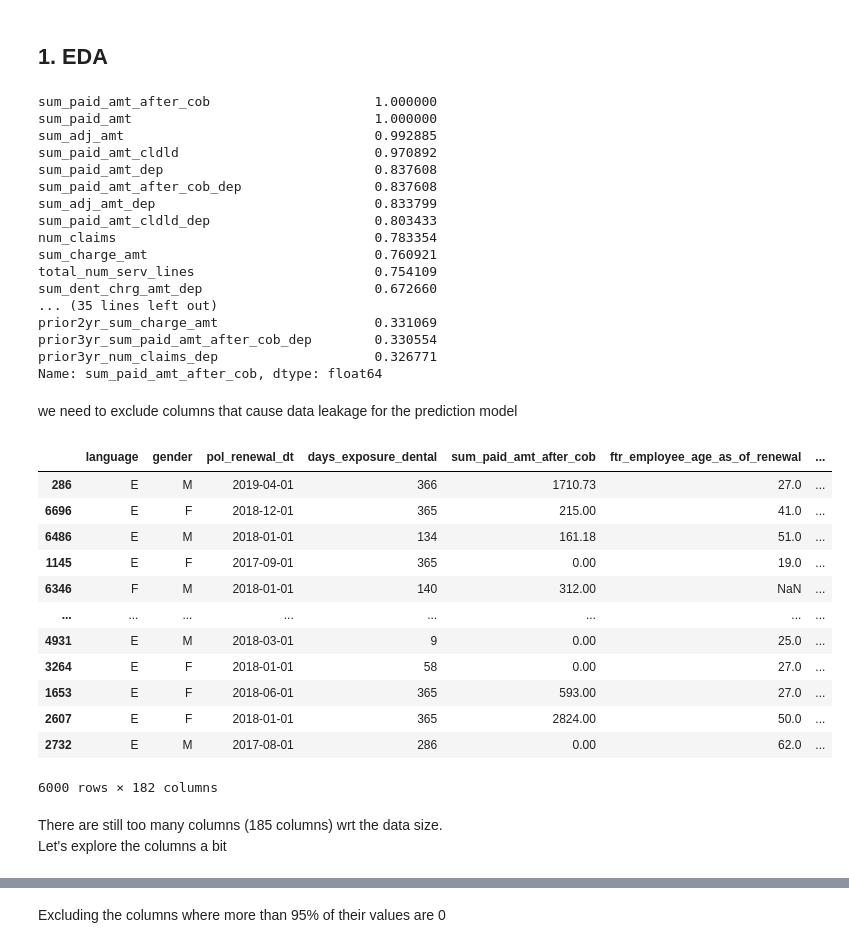
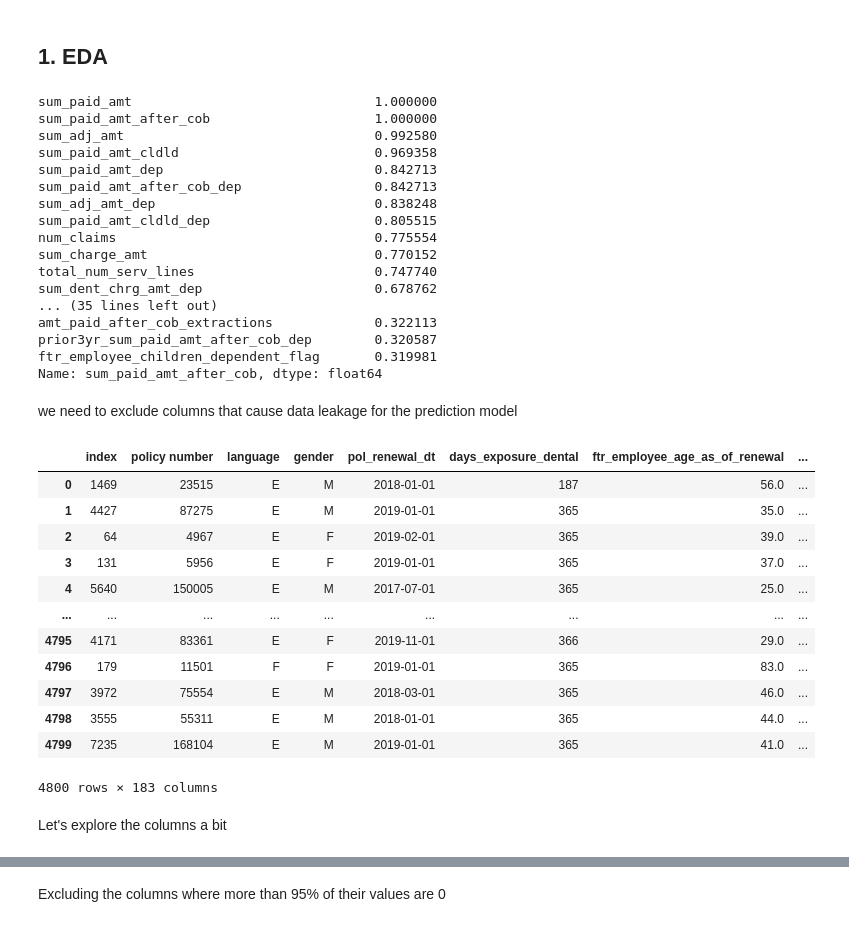
Before and after one commit to vvaezian/share, a Jupyter notebook: sunlife.ipynb, the cells around one changed output, grey strips where cells are left out. Drawn from its saved outputs; the diff is of its cells as text; code cells hidden in the pictures.

```diff
--- a/sunlife.ipynb
+++ b/sunlife.ipynb
@@ -10,4 +10,16 @@ df = pd.read_csv("DataChallenge_GBDentalClaims.csv")
 
 seed = 0
 from sklearn.model_selection import train_test_split
-data, test = train_test_split(df, test_size=0.25, random_state=seed)
+data, test = train_test_split(df, test_size=0.2, random_state=seed)
+train, val = train_test_split(data, test_size=0.25, random_state=seed)
+
+train.reset_index(inplace=True)
+val.reset_index(inplace=True)
+test.reset_index(inplace=True)
+
+X_train, y_train = train[[col for col in train.columns if col != 'sum_paid_amt_after_cob']], train[['sum_paid_amt_after_cob']]
+X_val, y_val = val[[col for col in val.columns if col != 'sum_paid_amt_after_cob']], val[['sum_paid_amt_after_cob']]
+X_test, y_test = test[[col for col in test.columns if col != 'sum_paid_amt_after_cob']], test[['sum_paid_amt_after_cob']]
+
+y_train = y_train.values.ravel()
+y_val = y_val.values.ravel()
@@ -14,25 +28,25 @@ data, test = train_test_split(df, test_size=0.25, random_state=seed)
 # %% [markdown]
 ## 1. EDA
 # %%
-corr = data.corr()['sum_paid_amt_after_cob']
+corr = train.corr()['sum_paid_amt_after_cob']
 corr.sort_values(ascending=False).head(50)
 # %% [output]
+sum_paid_amt                               1.000000
 sum_paid_amt_after_cob                     1.000000
-sum_paid_amt                               1.000000
-sum_adj_amt                                0.992885
-sum_paid_amt_cldld                         0.970892
-sum_paid_amt_dep                           0.837608
-sum_paid_amt_after_cob_dep                 0.837608
-sum_adj_amt_dep                            0.833799
-sum_paid_amt_cldld_dep                     0.803433
-num_claims                                 0.783354
-sum_charge_amt                             0.760921
-total_num_serv_lines                       0.754109
-sum_dent_chrg_amt_dep                      0.672660
+sum_adj_amt                                0.992580
+sum_paid_amt_cldld                         0.969358
+sum_paid_amt_dep                           0.842713
+sum_paid_amt_after_cob_dep                 0.842713
+sum_adj_amt_dep                            0.838248
+sum_paid_amt_cldld_dep                     0.805515
+num_claims                                 0.775554
+sum_charge_amt                             0.770152
+total_num_serv_lines                       0.747740
+sum_dent_chrg_amt_dep                      0.678762
 ... (35 lines left out)
-prior2yr_sum_charge_amt                    0.331069
-prior3yr_sum_paid_amt_after_cob_dep        0.330554
-prior3yr_num_claims_dep                    0.326771
+amt_paid_after_cob_extractions             0.322113
+prior3yr_sum_paid_amt_after_cob_dep        0.320587
+ftr_employee_children_dependent_flag       0.319981
 Name: sum_paid_amt_after_cob, dtype: float64
 # %% [markdown]
 we need to exclude columns that cause data leakage for the prediction model
@@ -66,51 +80,52 @@ leakage_columns = [
   , 'num_claims_orthodontic'
   , 'num_claims_dentures'
   , 'num_claims_anesthesia'
   , 'num_claims_recall_exam'
   , 'num_claims_xray'
   , 'num_claims_bruxism_appliance'
   , 'num_claims_denturist_services'
   , 'amt_paid_after_cob_exam'
   , 'amt_paid_after_cob_scaling'
   , 'amt_paid_after_cob_crowns'
   , 'amt_paid_after_cob_restorations'
   , 'amt_paid_after_cob_endodontic'
   , 'amt_paid_after_cob_extractions'
   , 'amt_paid_after_cob_polish'
   , 'amt_paid_after_cob_bridgework'
   , 'amt_paid_after_cob_root_planing'
   , 'amt_paid_after_cob_orthodontic'
   , 'amt_paid_after_cob_dentures'
   , 'amt_paid_after_cob_anesthesia'
   , 'amt_paid_after_cob_recall_exam'
   , 'amt_paid_after_cob_xray'
   , 'amt_paid_after_cob_bruxism_appliance'
   , 'amt_paid_after_cob_denturist_services'
 ]
 
 uninformative_columns = [
-  'ee_id', 'policy number', 'member_id'
+  'ee_id', 'member_id'#, 'policy number'
 ]
 
-data = data.loc[:, [i for i in data.columns if i not in leakage_columns and i not in uninformative_columns] ]
+X_train = X_train.loc[:, [i for i in X_train.columns if i not in leakage_columns and i not in uninformative_columns] ]
+X_val = X_val.loc[:, [i for i in X_val.columns if i not in leakage_columns and i not in uninformative_columns] ]
+X_test = X_test.loc[:, [i for i in X_test.columns if i not in leakage_columns and i not in uninformative_columns] ]
 
-data
+X_train
 # %% [output]
-|  | language | gender | pol_renewal_dt | days_exposure_dental | sum_paid_amt_after_cob | ftr_employee_age_as_of_renewal | ... |
-| 286 | E | M | 2019-04-01 | 366 | 1710.73 | 27.0 | ... |
-| 6696 | E | F | 2018-12-01 | 365 | 215.00 | 41.0 | ... |
-| 6486 | E | M | 2018-01-01 | 134 | 161.18 | 51.0 | ... |
-| 1145 | E | F | 2017-09-01 | 365 | 0.00 | 19.0 | ... |
-| 6346 | F | M | 2018-01-01 | 140 | 312.00 | NaN | ... |
-| ... | ... | ... | ... | ... | ... | ... | ... |
-| 4931 | E | M | 2018-03-01 | 9 | 0.00 | 25.0 | ... |
-| 3264 | E | F | 2018-01-01 | 58 | 0.00 | 27.0 | ... |
-| 1653 | E | F | 2018-06-01 | 365 | 593.00 | 27.0 | ... |
-| 2607 | E | F | 2018-01-01 | 365 | 2824.00 | 50.0 | ... |
-| 2732 | E | M | 2017-08-01 | 286 | 0.00 | 62.0 | ... |
+|  | index | policy number | language | gender | pol_renewal_dt | days_exposure_dental | ftr_employee_age_as_of_renewal | ... |
+| 0 | 1469 | 23515 | E | M | 2018-01-01 | 187 | 56.0 | ... |
+| 1 | 4427 | 87275 | E | M | 2019-01-01 | 365 | 35.0 | ... |
+| 2 | 64 | 4967 | E | F | 2019-02-01 | 365 | 39.0 | ... |
+| 3 | 131 | 5956 | E | F | 2019-01-01 | 365 | 37.0 | ... |
+| 4 | 5640 | 150005 | E | M | 2017-07-01 | 365 | 25.0 | ... |
+| ... | ... | ... | ... | ... | ... | ... | ... | ... |
+| 4795 | 4171 | 83361 | E | F | 2019-11-01 | 366 | 29.0 | ... |
+| 4796 | 179 | 11501 | F | F | 2019-01-01 | 365 | 83.0 | ... |
+| 4797 | 3972 | 75554 | E | M | 2018-03-01 | 365 | 46.0 | ... |
+| 4798 | 3555 | 55311 | E | M | 2018-01-01 | 365 | 44.0 | ... |
+| 4799 | 7235 | 168104 | E | M | 2019-01-01 | 365 | 41.0 | ... |
-6000 rows × 182 columns
+4800 rows × 183 columns
 # %% [markdown]
-There are still too many columns (185 columns) wrt the data size.
 Let's explore the columns a bit
 # %%
 # number of 0 values in columns
```
Also changed, not shown: parts of 40 cells of this notebook.
